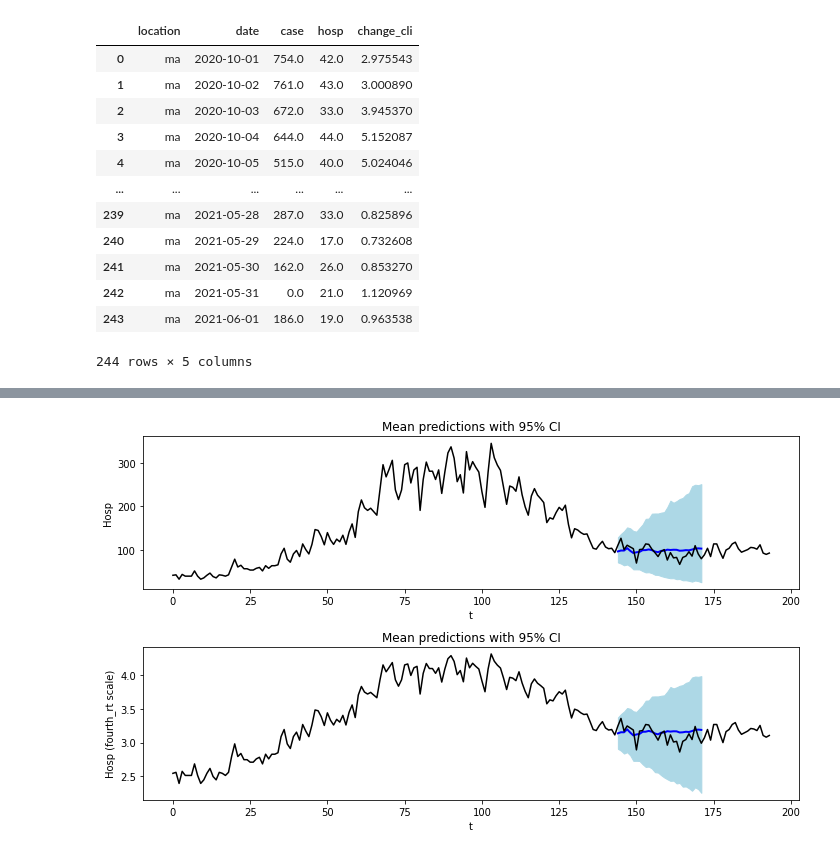
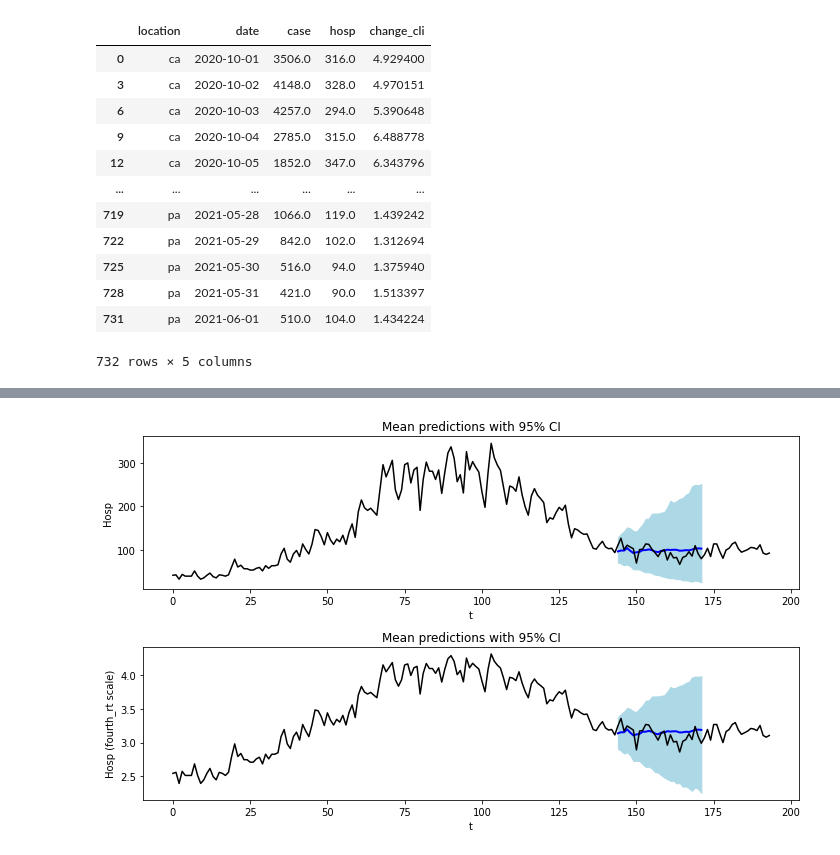
Before and after one commit to elray1/sarix, a Jupyter notebook: demo.ipynb, the cells around one changed output, grey strips where cells are left out. Drawn from its saved outputs; the diff is of its cells as text; code cells hidden in the pictures.

```diff
--- a/demo.ipynb
+++ b/demo.ipynb
@@ -12,9 +12,9 @@ from matplotlib import pyplot as plt
 import covidcast
 from datetime import date
 # %%
-def load_data(as_of = None, end_day = "2021-07-01"):
+def load_data(geo_values = "ma", as_of = None, end_day = "2021-07-01"):
     """
-    Load data for MA Change healthcare CLI, cases, and hosps from covidcast
+    Load data for Change healthcare CLI, cases, and hosps from covidcast
 
     Parameters
     ----------
@@ -35,52 +35,55 @@ def load_data(as_of = None, end_day = "2021-07-01"):
                                start_day=date.fromisoformat("2020-10-01"),
                                end_day=date.fromisoformat(end_day),
                                geo_type="state",
-                               geo_values="ma",
+                               geo_values=geo_values,
                                as_of=as_of)
     hosp_df = hosp_df[["geo_value", "time_value", "value"]]
     hosp_df.columns = ["location", "date", "hosp"]
 
     # load cases
     case_df = covidcast.signal(data_source="jhu-csse",
                           signal="confirmed_incidence_num",
                           start_day=date.fromisoformat("2020-10-01"),
                           end_day=date.fromisoformat(end_day),
                           geo_type="state",
-                          geo_values="ma",
+                          geo_values=geo_values,
                           as_of=None)
     case_df = case_df[["geo_value", "time_value", "value"]]
     case_df.columns = ["location", "date", "case"]
 
     # load cases
     change_cli_df = covidcast.signal(data_source="chng",
                           signal="smoothed_outpatient_cli",
                           start_day=date.fromisoformat("2020-10-01"),
                           end_day=date.fromisoformat(end_day),
                           geo_type="state",
-                          geo_values="ma",
+                          geo_values=geo_values,
                           as_of=None)
     change_cli_df = change_cli_df[["geo_value", "time_value", "value"]]
     change_cli_df.columns = ["location", "date", "change_cli"]
 
     # merge
     df = case_df.merge(hosp_df, on=["location", "date"], how = "left") \
         .merge(change_cli_df, on=["location", "date"], how = "left")
 
+    # sort
+    df = df.sort_values(['location', 'date'])
+
     return df
 
-df = load_data(end_day="2021-06-01")
+df = load_data(geo_values = ["ma", "ca", "pa"], end_day="2021-06-01")
 df
 # %% [output]
 |  | location | date | case | hosp | change_cli |
-| 0 | ma | 2020-10-01 | 754.0 | 42.0 | 2.975543 |
-| 1 | ma | 2020-10-02 | 761.0 | 43.0 | 3.000890 |
-| 2 | ma | 2020-10-03 | 672.0 | 33.0 | 3.945370 |
-| 3 | ma | 2020-10-04 | 644.0 | 44.0 | 5.152087 |
-| 4 | ma | 2020-10-05 | 515.0 | 40.0 | 5.024046 |
+| 0 | ca | 2020-10-01 | 3506.0 | 316.0 | 4.929400 |
+| 3 | ca | 2020-10-02 | 4148.0 | 328.0 | 4.970151 |
+| 6 | ca | 2020-10-03 | 4257.0 | 294.0 | 5.390648 |
+| 9 | ca | 2020-10-04 | 2785.0 | 315.0 | 6.488778 |
+| 12 | ca | 2020-10-05 | 1852.0 | 347.0 | 6.343796 |
 | ... | ... | ... | ... | ... | ... |
-| 239 | ma | 2021-05-28 | 287.0 | 33.0 | 0.825896 |
-| 240 | ma | 2021-05-29 | 224.0 | 17.0 | 0.732608 |
-| 241 | ma | 2021-05-30 | 162.0 | 26.0 | 0.853270 |
-| 242 | ma | 2021-05-31 | 0.0 | 21.0 | 1.120969 |
-| 243 | ma | 2021-06-01 | 186.0 | 19.0 | 0.963538 |
+| 719 | pa | 2021-05-28 | 1066.0 | 119.0 | 1.439242 |
+| 722 | pa | 2021-05-29 | 842.0 | 102.0 | 1.312694 |
+| 725 | pa | 2021-05-30 | 516.0 | 94.0 | 1.375940 |
+| 728 | pa | 2021-05-31 | 421.0 | 90.0 | 1.513397 |
+| 731 | pa | 2021-06-01 | 510.0 | 104.0 | 1.434224 |
-244 rows × 5 columns
+732 rows × 5 columns
```
Also changed, not shown: parts of 13 cells of this notebook, 3 other files.
